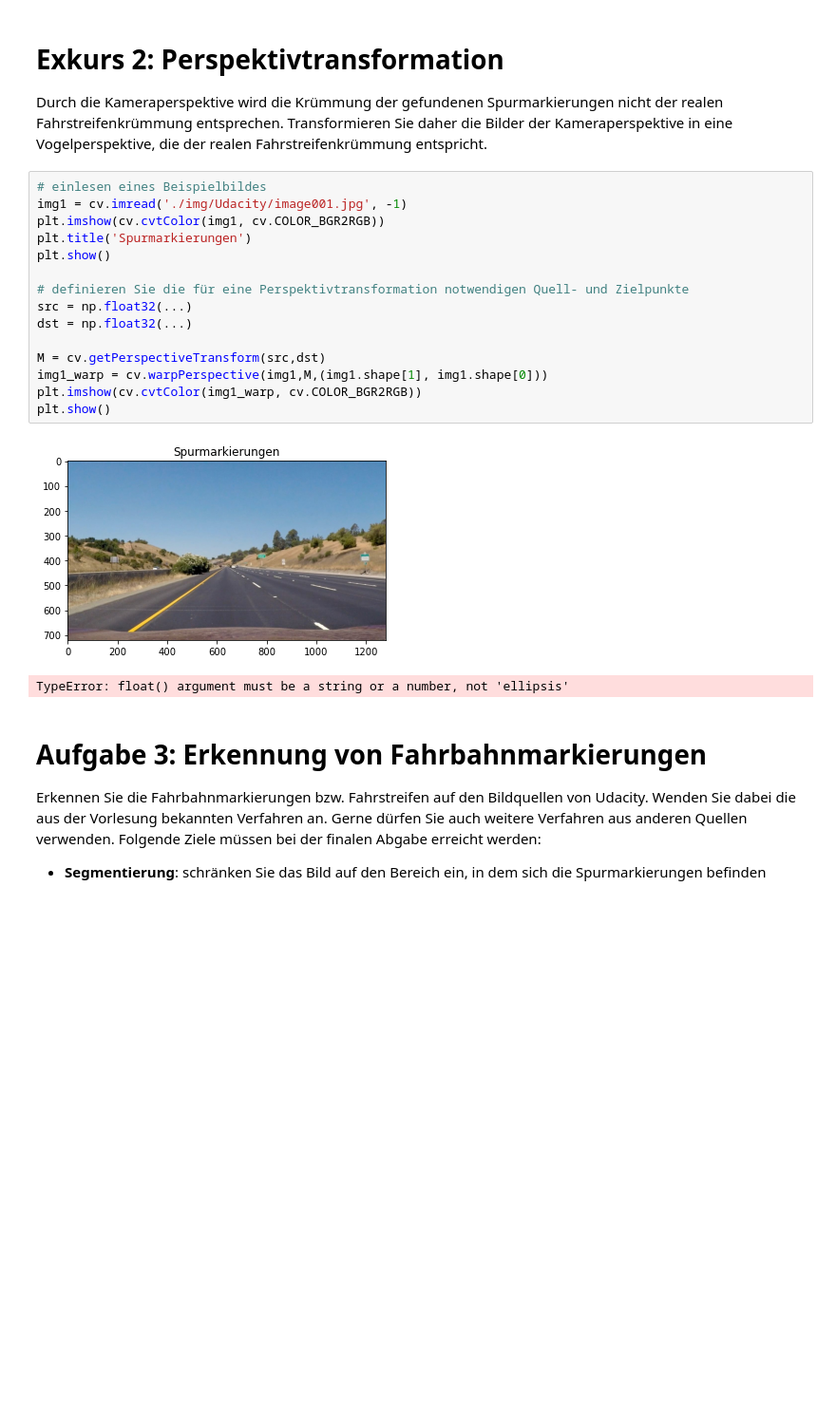
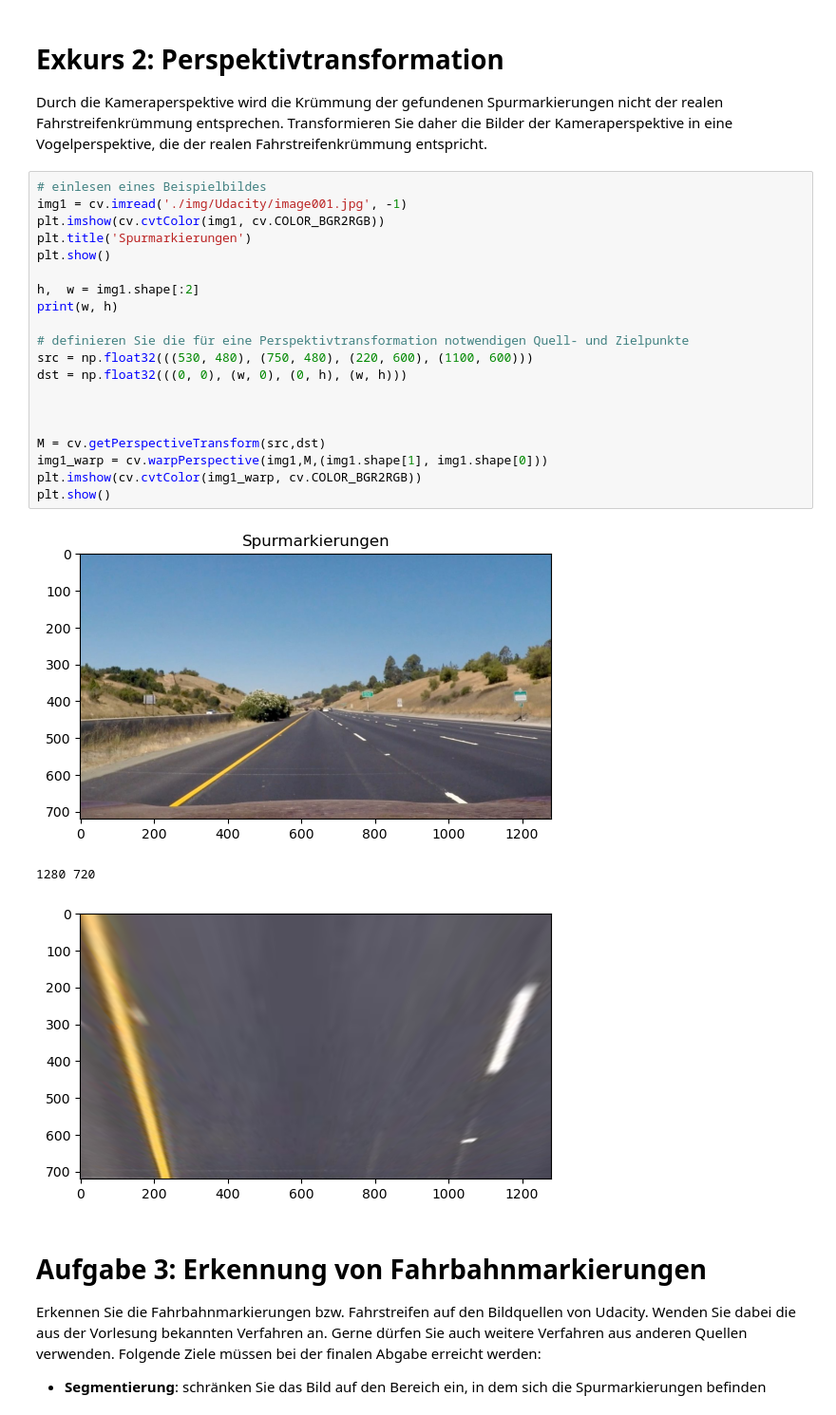
Before and after one commit to viccistrobel/DBV_Spurerkennung, a Jupyter notebook: Projekt_Spurerkennung_v6/Projekt_Spurerkennung_v2.ipynb, the cells around one changed output. Shown at 95% size. Drawn from its saved outputs; the diff is of its cells as text; blank space fills up the shorter version.

```diff
--- a/Projekt_Spurerkennung_v6/Projekt_Spurerkennung_v2.ipynb
+++ b/Projekt_Spurerkennung_v6/Projekt_Spurerkennung_v2.ipynb
@@ -75,21 +87,27 @@ Durch die Kameraperspektive wird die Krümmung der gefundenen Spurmarkierungen n
 # %%
 # einlesen eines Beispielbildes
 img1 = cv.imread('./img/Udacity/image001.jpg', -1)
 plt.imshow(cv.cvtColor(img1, cv.COLOR_BGR2RGB))
 plt.title('Spurmarkierungen')
 plt.show()
 
+h,  w = img1.shape[:2]
+print(w, h)
+
 # definieren Sie die für eine Perspektivtransformation notwendigen Quell- und Zielpunkte
-src = np.float32(...)
-dst = np.float32(...)
+src = np.float32(((530, 480), (750, 480), (220, 600), (1100, 600)))
+dst = np.float32(((0, 0), (w, 0), (0, h), (w, h)))
+
+
 
 M = cv.getPerspectiveTransform(src,dst)
 img1_warp = cv.warpPerspective(img1,M,(img1.shape[1], img1.shape[0]))
 plt.imshow(cv.cvtColor(img1_warp, cv.COLOR_BGR2RGB))
 plt.show()
 # %% [output]
-[figure, old version]
+[figure, new version]
-TypeError: float() argument must be a string or a number, not 'ellipsis'
+1280 720
+[figure, added]
 # %% [markdown]
 # Aufgabe 3: Erkennung von Fahrbahnmarkierungen
 Erkennen Sie die Fahrbahnmarkierungen bzw. Fahrstreifen auf den Bildquellen von Udacity. Wenden Sie dabei die aus der Vorlesung bekannten Verfahren an. Gerne dürfen Sie auch weitere Verfahren aus anderen Quellen verwenden. Folgende Ziele müssen bei der finalen Abgabe erreicht werden:
```
Also changed, not shown: parts of 1 cell of this notebook.
